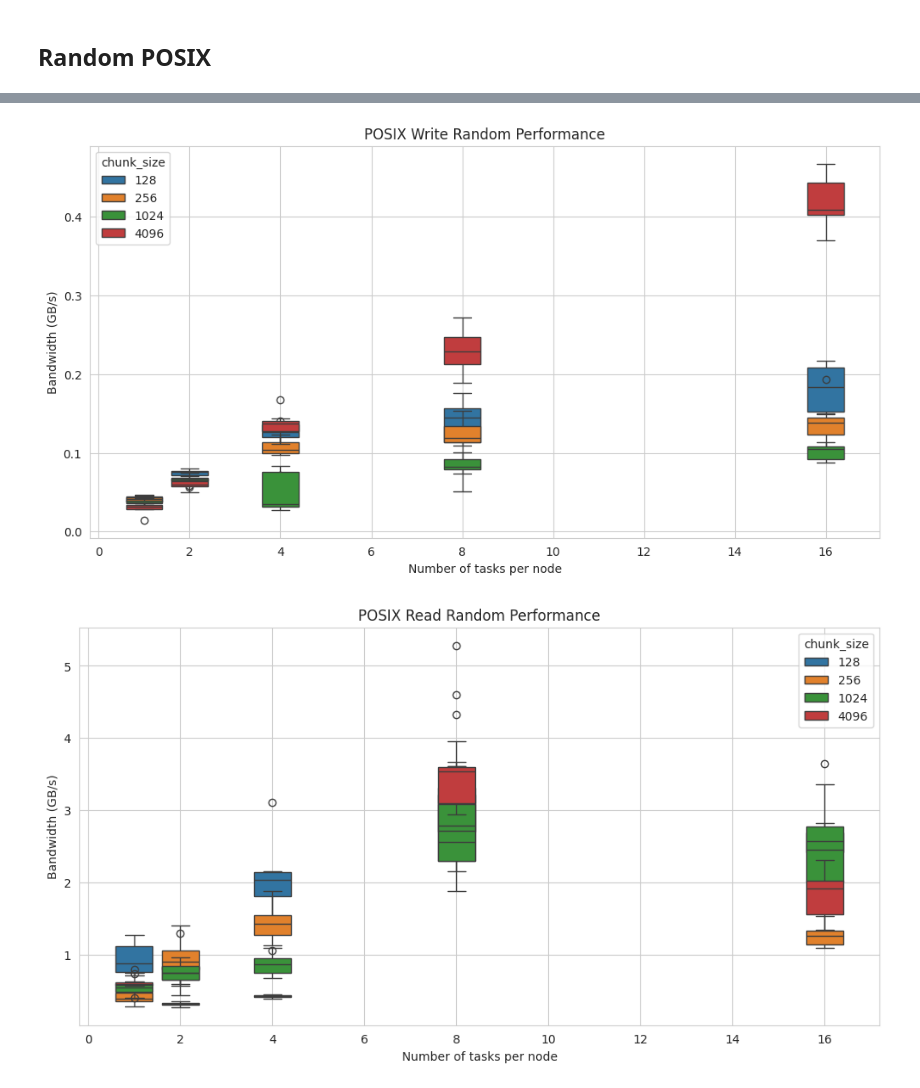
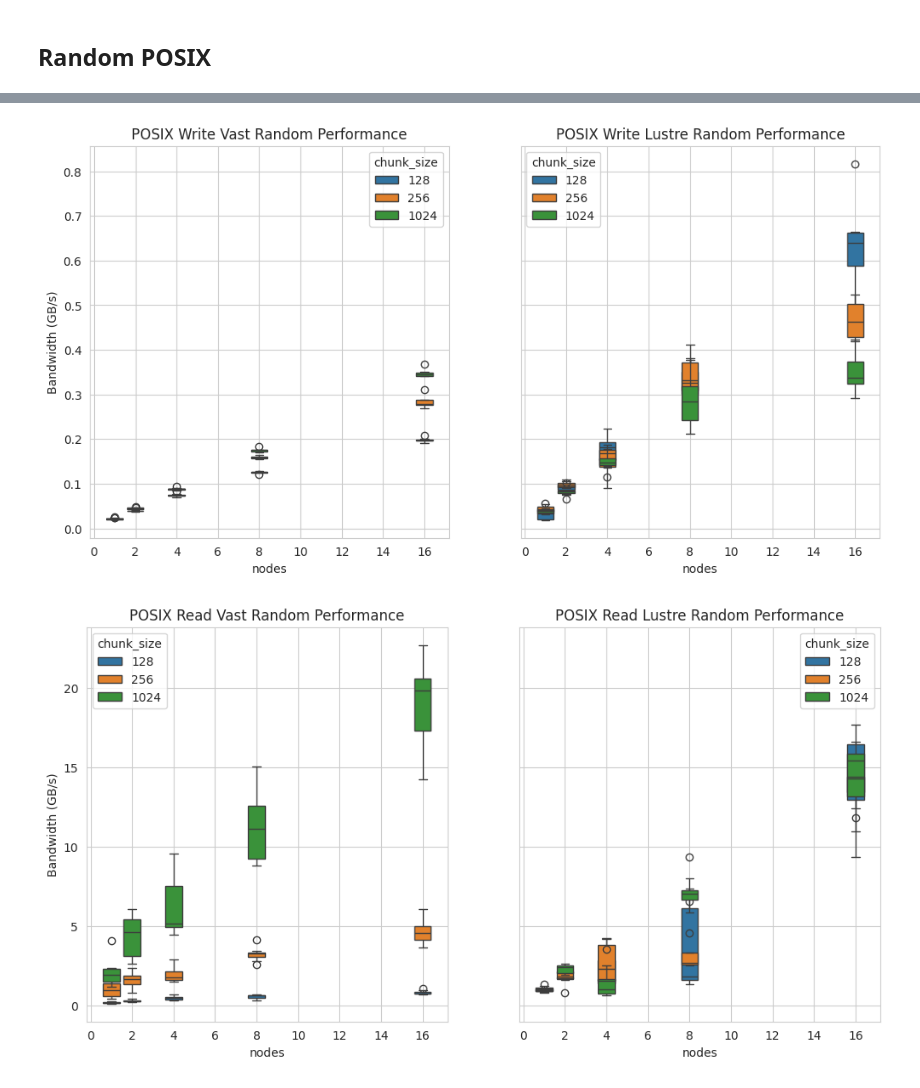
Before and after one commit to lucaparisi91/VAST-Cirrus-benchmarking, a Jupyter notebook: anal/reframe/anal.ipynb, the cells around one changed output, grey strips where cells are left out. Drawn from its saved outputs; the diff is of its cells as text; code cells hidden in the pictures.

```diff
--- a/anal/reframe/anal.ipynb
+++ b/anal/reframe/anal.ipynb
@@ -147,0 +137,6 @@ plt.savefig("single_node_performance_VAST_posix.png", dpi=300, bbox_inches="tigh
+# %%
+base_path="/work/z19/z19/lparisi/nfs-testing/run-reframe/"
+filenames= ["posixVASTN1-16T1-288C4K-32MF0.5G.json","posixLustreN1-16T24C32M.json"]
+
+data=load_cbenchio_reports(get_report_filenames(base_path, filenames))
+data["chunk_size"]= data["chunk_size"].astype(int)/2**10
@@ -149,10 +166,12 @@ plt.savefig("single_node_performance_VAST_posix.png", dpi=300, bbox_inches="tigh
 ## Random POSIX
 # %%
 base_path="/work/z19/z19/lparisi/nfs-testing/run-reframe/"
-filenames= ["posixVASTN1-16T1-288C4K-32MRandom.json"]
+filenames= ["posixLustreN1-16Random.json","posixVASTN1-16Random_2.json"]
 
 data=load_cbenchio_reports(get_report_filenames(base_path, filenames))
 data["chunk_size"]= data["chunk_size"].astype(str)
+selection = data["chunk_size"].astype(int) <= 1024
+data = data[selection]
 data
 # %% [output]
 |  | name | nodes | tasks_per_node | base_path | api | chunk_size | field_size_per_process_per_dimension | bandwidth | ... |
@@ -171,12 +190,13 @@ data
 # %%
-fig, axes = plt.subplots(1, 2, figsize=(12, 6), sharey=True)
 for i,operation in enumerate(["write","read"]):
-    plot_data=data.query(f"name=='cbenchio_posix_random_{operation}' ").query("nodes==1")
-    #plot_data["chunk_size"]=(np.array(plot_data["chunk_size"]).astype(float).astype(int)).astype(str) + " KiB"
-    sns.boxplot(ax=axes[i], data=plot_data, x="tasks_per_node", y="bandwidth", hue="chunk_size",dodge=False)
-    axes[i].set_ylabel("Bandwidth (GB/s)")
-    axes[i].set_xlabel("Number of tasks per node")
-    axes[i].set_title(f"POSIX {operation.capitalize()} Single Node Performance")
+    fig, axes = plt.subplots(1, 2, figsize=(12, 6), sharey=True)
 
-plt.savefig("single_node_performance_VAST_posix_random.png", dpi=300, bbox_inches="tight")
+    for i,filesystem in enumerate(["vast","lustre"]):
+        plot_data=data.query(f"name=='cbenchio_posix_random_{operation}'").query(f"filesystem=='{filesystem}'").query("nodes==1")
+        #plot_data["chunk_size"]=(np.array(plot_data["chunk_size"]).astype(float).astype(int)).astype(str) + " KiB"
+        sns.boxplot(ax=axes[i], data=plot_data, x="tasks_per_node", y="bandwidth", hue="chunk_size",dodge=False)
+        axes[i].set_ylabel("Bandwidth (GB/s)")
+        axes[i].set_xlabel("Number of tasks per node")
+        axes[i].set_title(f"POSIX {operation.capitalize()} Single Node {filesystem.capitalize()} Performance")
+    plt.savefig(f"single_node_performance_POSIX_{filesystem}_random.png", dpi=300, bbox_inches="tight")
 # %% [output]
@@ -184,15 +205,16 @@ plt.savefig("single_node_performance_VAST_posix_random.png", dpi=300, bbox_inche
 # %%
 for i,operation in enumerate(["write","read"]):
-    fig, axes = plt.subplots(1, 1, figsize=(12, 6))
-    plot_data=data.query(f"name=='cbenchio_posix_random_{operation}'" ).query("tasks_per_node==288")
-    #plot_data["chunk_size"]=(np.array(plot_data["chunk_size"]).astype(float).astype(int)).astype(str) + " KiB"
-    sns.boxplot(ax=axes, data=plot_data, x="nodes", y="bandwidth", hue="chunk_size",dodge=False,native_scale=True)
-    axes.set_ylabel("Bandwidth (GB/s)")
-    axes.set_xlabel("Number of tasks per node")
-    axes.set_title(f"POSIX {operation.capitalize()} Random Performance")
+    fig, axes = plt.subplots(1, 2, figsize=(12, 6),sharey=True)
+    for i,filesystem in enumerate(["vast","lustre"]):
+        plot_data=data.query(f"name=='cbenchio_posix_random_{operation}'" ).query("tasks_per_node==288").query(f"filesystem=='{filesystem}'")
+        #plot_data["chunk_size"]=(np.array(plot_data["chunk_size"]).astype(float).astype(int)).astype(str) + " KiB"
+        sns.boxplot(ax=axes[i], data=plot_data, x="nodes", y="bandwidth", hue="chunk_size",dodge=False,native_scale=True)
+        axes[i].set_ylabel("Bandwidth (GB/s)")
+        axes[i].set_xlabel("nodes")
+        axes[i].set_title(f"POSIX {operation.capitalize()} {filesystem.capitalize()} Random Performance")
 
 
-    plt.savefig(f"single_node_performance_VAST_posix_{operation}_random.png", dpi=300, bbox_inches="tight")
+    plt.savefig(f"single_node_performance_posix_{operation}_random.png", dpi=300, bbox_inches="tight")
 # %% [output]
-[figure, old version]
+[figure, new version]
-[figure, old version]
+[figure, new version]
```
Also changed, not shown: parts of 5 cells of this notebook, 20 other files.
